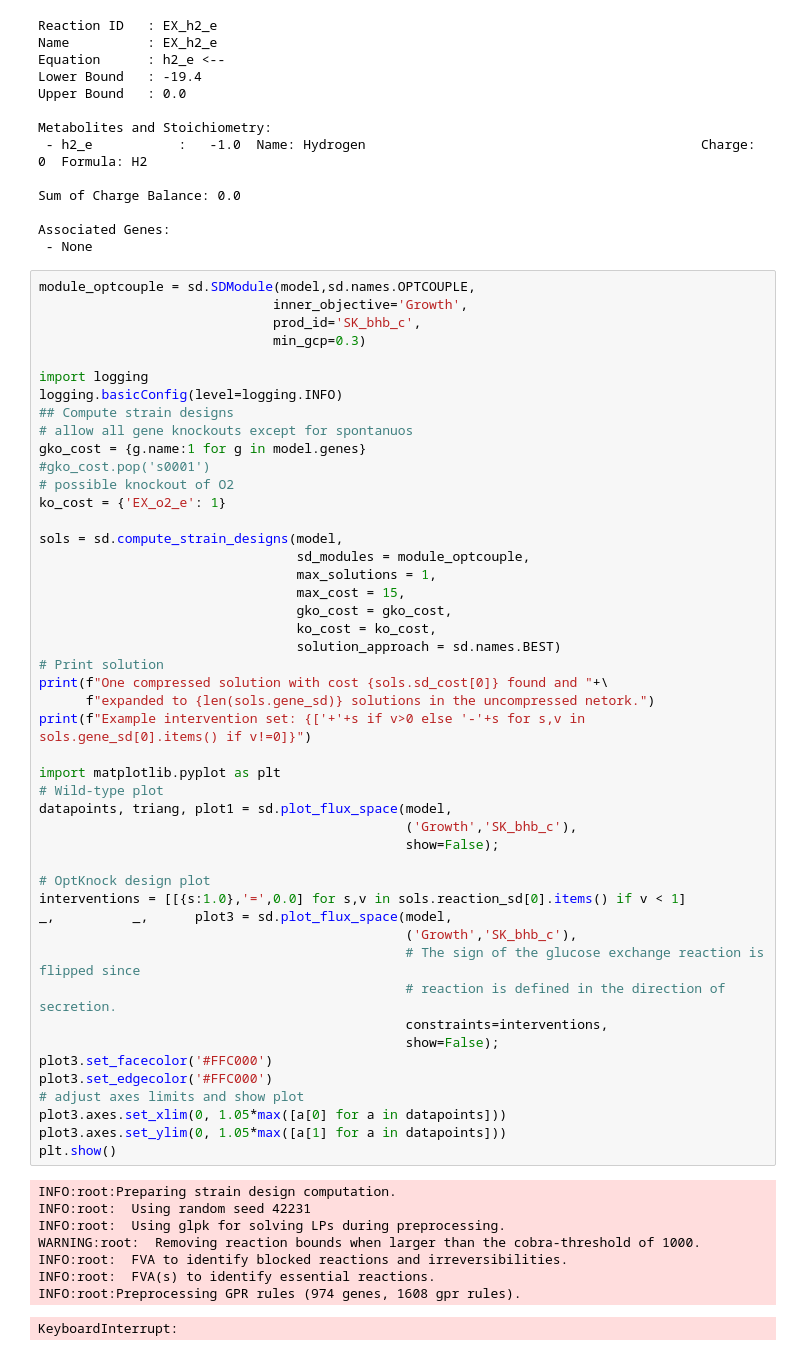
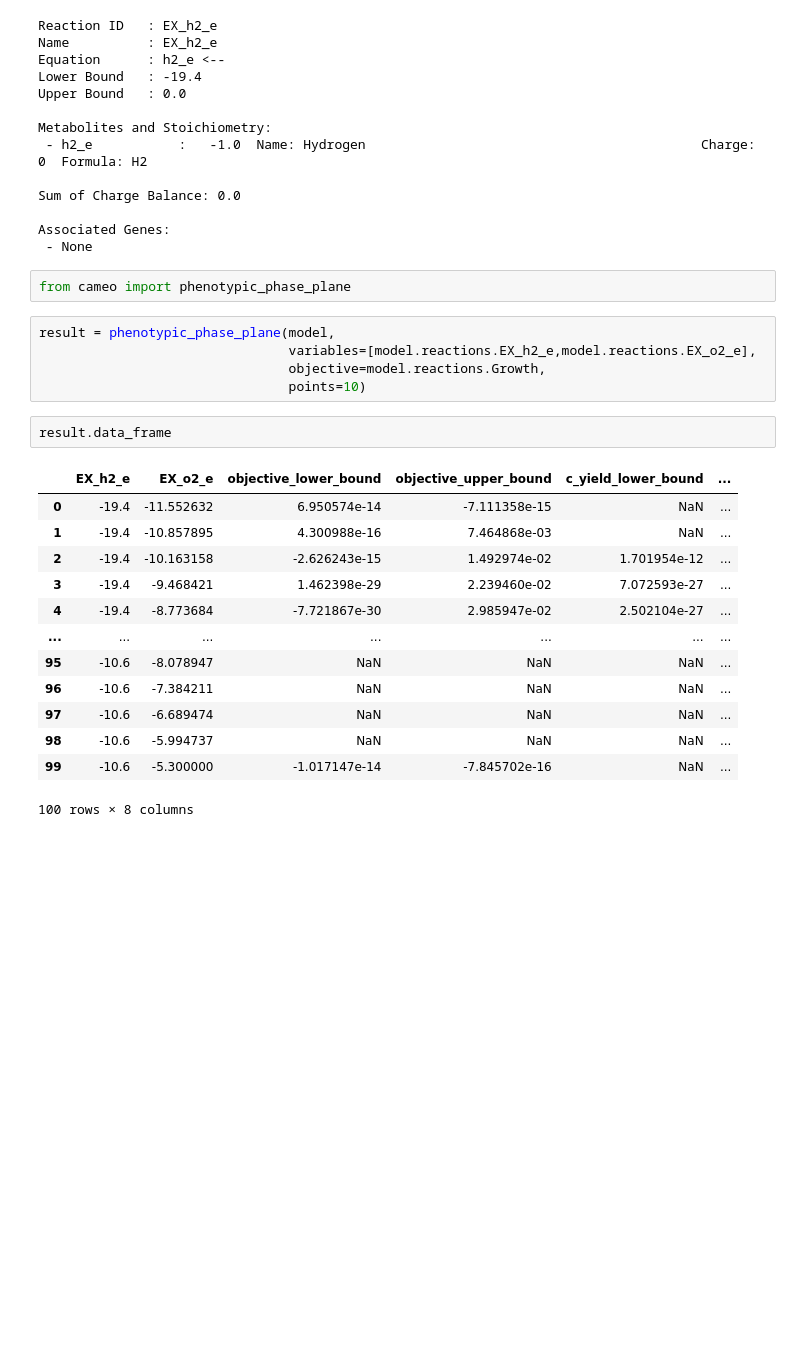
Before and after one commit to AzizBenA/iABA974_SoF1_GEM, a Jupyter notebook: Scripts/strain_design.ipynb, the cells around one changed output. Cells and saved outputs as stored; diff of their text form; blank space fills up the shorter version.

```diff
--- a/Scripts/strain_design.ipynb
+++ b/Scripts/strain_design.ipynb
@@ -186,59 +148,26 @@ Sum of Charge Balance: 0.0
 
 Associated Genes:
  - None
-# %%
-module_optcouple = sd.SDModule(model,sd.names.OPTCOUPLE,
-                              inner_objective='Growth',
-                              prod_id='SK_bhb_c',
-                              min_gcp=0.3)
-
-import logging
-logging.basicConfig(level=logging.INFO)
-## Compute strain designs
-# allow all gene knockouts except for spontanuos
-gko_cost = {g.name:1 for g in model.genes}
-#gko_cost.pop('s0001')
-# possible knockout of O2
-ko_cost = {'EX_o2_e': 1}
-
-sols = sd.compute_strain_designs(model,
-                                 sd_modules = module_optcouple,
-                                 max_solutions = 1,
-                                 max_cost = 15,
-                                 gko_cost = gko_cost,
-                                 ko_cost = ko_cost,
-                                 solution_approach = sd.names.BEST)
-# Print solution
-print(f"One compressed solution with cost {sols.sd_cost[0]} found and "+\
-      f"expanded to {len(sols.gene_sd)} solutions in the uncompressed netork.")
-print(f"Example intervention set: {['+'+s if v>0 else '-'+s for s,v in sols.gene_sd[0].items() if v!=0]}")
-
-import matplotlib.pyplot as plt
-# Wild-type plot
-datapoints, triang, plot1 = sd.plot_flux_space(model,
-                                               ('Growth','SK_bhb_c'),
-                                               show=False);
-
-# OptKnock design plot
-interventions = [[{s:1.0},'=',0.0] for s,v in sols.reaction_sd[0].items() if v < 1]
-_,          _,      plot3 = sd.plot_flux_space(model,
-                                               ('Growth','SK_bhb_c'),
-                                               # The sign of the glucose exchange reaction is flipped since
-                                               # reaction is defined in the direction of secretion.
-                                               constraints=interventions,
-                                               show=False);
-plot3.set_facecolor('#FFC000')
-plot3.set_edgecolor('#FFC000')
-# adjust axes limits and show plot
-plot3.axes.set_xlim(0, 1.05*max([a[0] for a in datapoints]))
-plot3.axes.set_ylim(0, 1.05*max([a[1] for a in datapoints]))
-plt.show()
-# %% [output]
-INFO:root:Preparing strain design computation.
-INFO:root:  Using random seed 42231
-INFO:root:  Using glpk for solving LPs during preprocessing.
-WARNING:root:  Removing reaction bounds when larger than the cobra-threshold of 1000.
-INFO:root:  FVA to identify blocked reactions and irreversibilities.
-INFO:root:  FVA(s) to identify essential reactions.
-INFO:root:Preprocessing GPR rules (974 genes, 1608 gpr rules).
-KeyboardInterrupt:
+# %%
+from cameo import phenotypic_phase_plane
+# %%
+result = phenotypic_phase_plane(model,
+                                variables=[model.reactions.EX_h2_e,model.reactions.EX_o2_e],
+                                objective=model.reactions.Growth,
+                                points=10)
+# %%
+result.data_frame
+# %% [output]
+|  | EX_h2_e | EX_o2_e | objective_lower_bound | objective_upper_bound | c_yield_lower_bound | ... |
+| 0 | -19.4 | -11.552632 | 6.950574e-14 | -7.111358e-15 | NaN | ... |
+| 1 | -19.4 | -10.857895 | 4.300988e-16 | 7.464868e-03 | NaN | ... |
+| 2 | -19.4 | -10.163158 | -2.626243e-15 | 1.492974e-02 | 1.701954e-12 | ... |
+| 3 | -19.4 | -9.468421 | 1.462398e-29 | 2.239460e-02 | 7.072593e-27 | ... |
+| 4 | -19.4 | -8.773684 | -7.721867e-30 | 2.985947e-02 | 2.502104e-27 | ... |
+| ... | ... | ... | ... | ... | ... | ... |
+| 95 | -10.6 | -8.078947 | NaN | NaN | NaN | ... |
+| 96 | -10.6 | -7.384211 | NaN | NaN | NaN | ... |
+| 97 | -10.6 | -6.689474 | NaN | NaN | NaN | ... |
+| 98 | -10.6 | -5.994737 | NaN | NaN | NaN | ... |
+| 99 | -10.6 | -5.300000 | -1.017147e-14 | -7.845702e-16 | NaN | ... |
+100 rows × 8 columns
```
Also changed, not shown: parts of 4 cells of this notebook.
